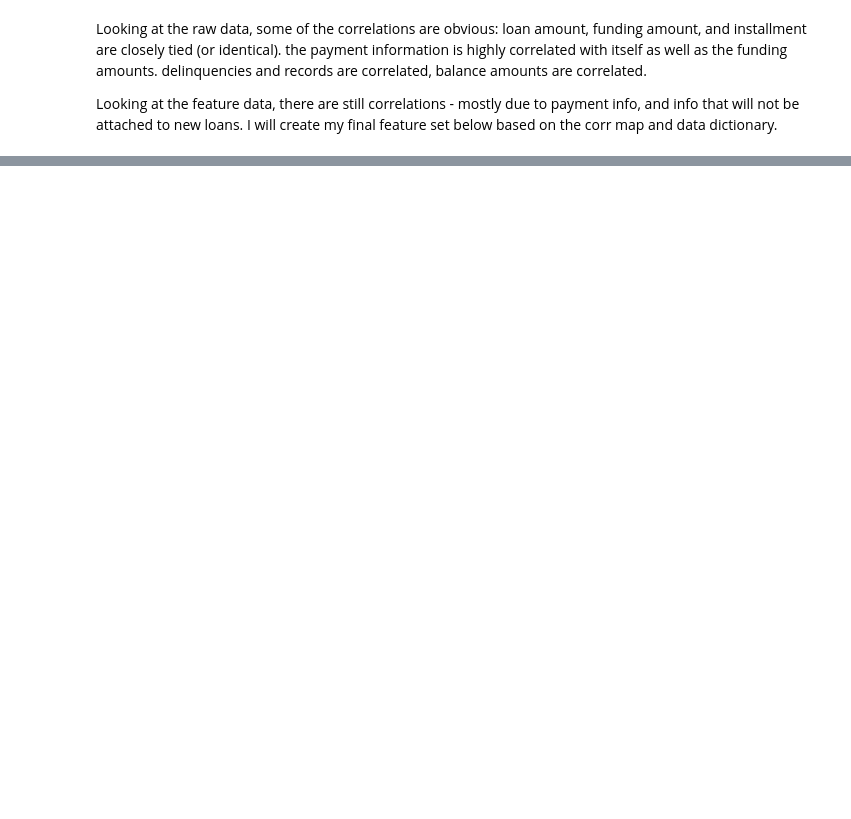
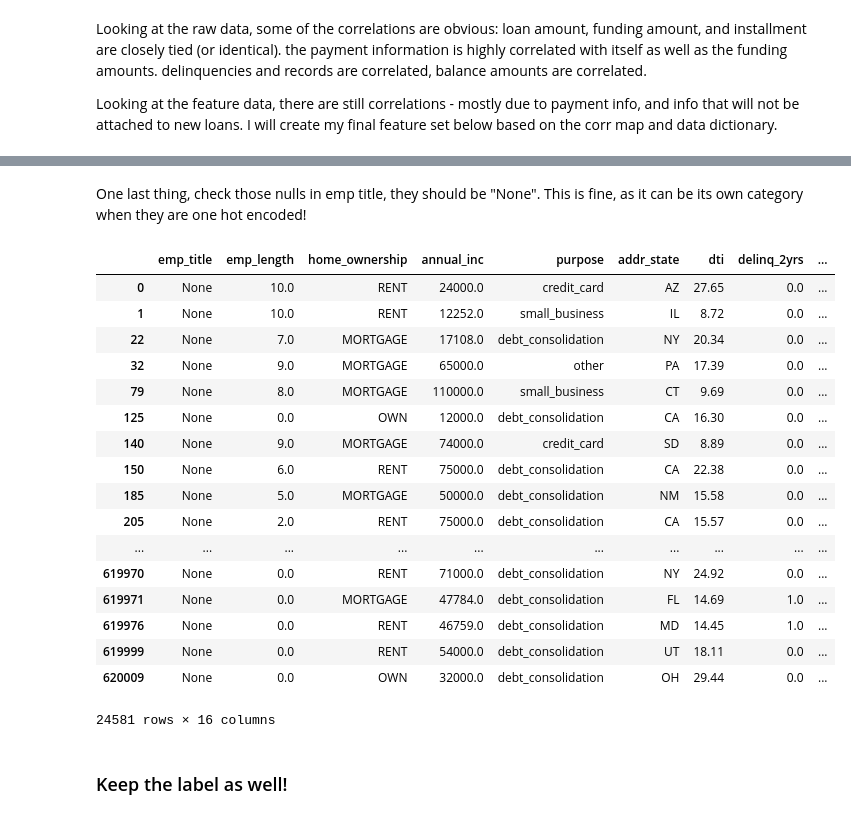
Before and after one commit to mccormd1/LCandR, a Jupyter notebook: LC_python/Data Cleaning.ipynb, the cells around one changed output, grey strips where cells are left out. Saved outputs shown, nothing was run; the diff lists cells and outputs as text; code cells hidden in the pictures; blank space fills up the shorter version.

```diff
--- a/LC_python/Data Cleaning.ipynb
+++ b/LC_python/Data Cleaning.ipynb
@@ -353,2 +578,25 @@ features.isnull().sum()
+# %% [markdown]
+One last thing, check those nulls in emp title, they should be "None". This is fine, as it can be its own category when they are one hot encoded!
 # %%
-features.emp_title
+features.query('emp_title!=emp_title')
+# %% [output]
+|  | emp_title | emp_length | home_ownership | annual_inc | purpose | addr_state | dti | delinq_2yrs | ... |
+| 0 | None | 10.0 | RENT | 24000.0 | credit_card | AZ | 27.65 | 0.0 | ... |
+| 1 | None | 10.0 | RENT | 12252.0 | small_business | IL | 8.72 | 0.0 | ... |
+| 22 | None | 7.0 | MORTGAGE | 17108.0 | debt_consolidation | NY | 20.34 | 0.0 | ... |
+| 32 | None | 9.0 | MORTGAGE | 65000.0 | other | PA | 17.39 | 0.0 | ... |
+| 79 | None | 8.0 | MORTGAGE | 110000.0 | small_business | CT | 9.69 | 0.0 | ... |
+| 125 | None | 0.0 | OWN | 12000.0 | debt_consolidation | CA | 16.30 | 0.0 | ... |
+| 140 | None | 9.0 | MORTGAGE | 74000.0 | credit_card | SD | 8.89 | 0.0 | ... |
+| 150 | None | 6.0 | RENT | 75000.0 | debt_consolidation | CA | 22.38 | 0.0 | ... |
+| 185 | None | 5.0 | MORTGAGE | 50000.0 | debt_consolidation | NM | 15.58 | 0.0 | ... |
+| 205 | None | 2.0 | RENT | 75000.0 | debt_consolidation | CA | 15.57 | 0.0 | ... |
+| ... | ... | ... | ... | ... | ... | ... | ... | ... | ... |
+| 619970 | None | 0.0 | RENT | 71000.0 | debt_consolidation | NY | 24.92 | 0.0 | ... |
+| 619971 | None | 0.0 | MORTGAGE | 47784.0 | debt_consolidation | FL | 14.69 | 1.0 | ... |
+| 619976 | None | 0.0 | RENT | 46759.0 | debt_consolidation | MD | 14.45 | 1.0 | ... |
+| 619999 | None | 0.0 | RENT | 54000.0 | debt_consolidation | UT | 18.11 | 0.0 | ... |
+| 620009 | None | 0.0 | OWN | 32000.0 | debt_consolidation | OH | 29.44 | 0.0 | ... |
+24581 rows × 16 columns
+# %% [markdown]
+### Keep the label as well!
```
Also changed, not shown: parts of 38 cells of this notebook, 1 other file.
